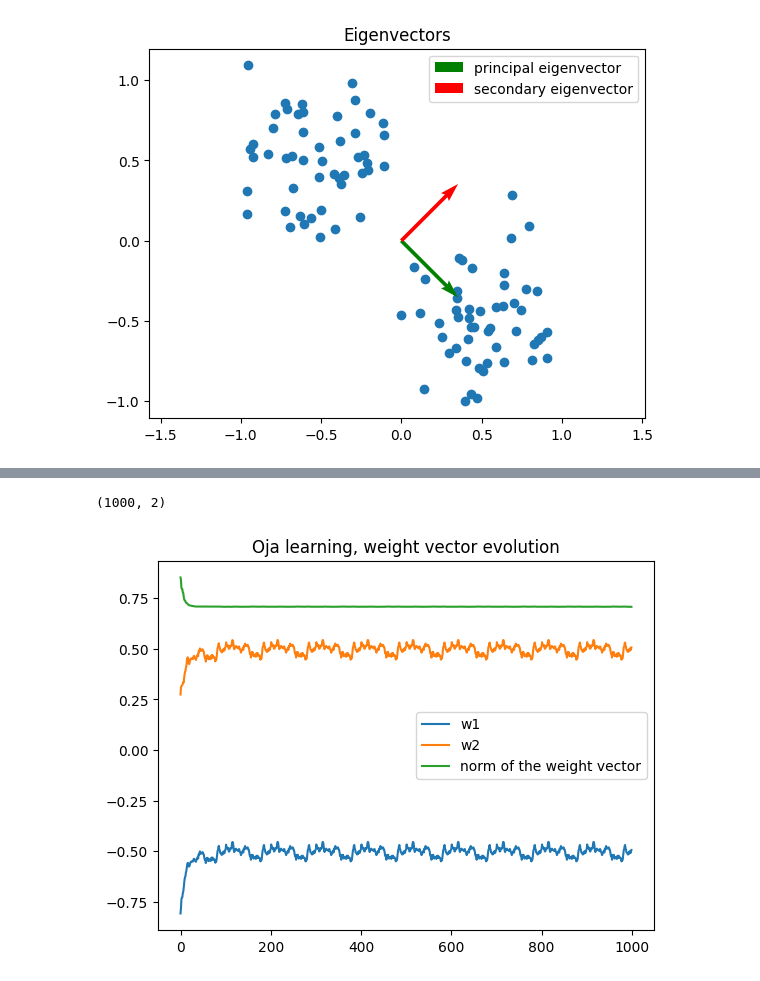
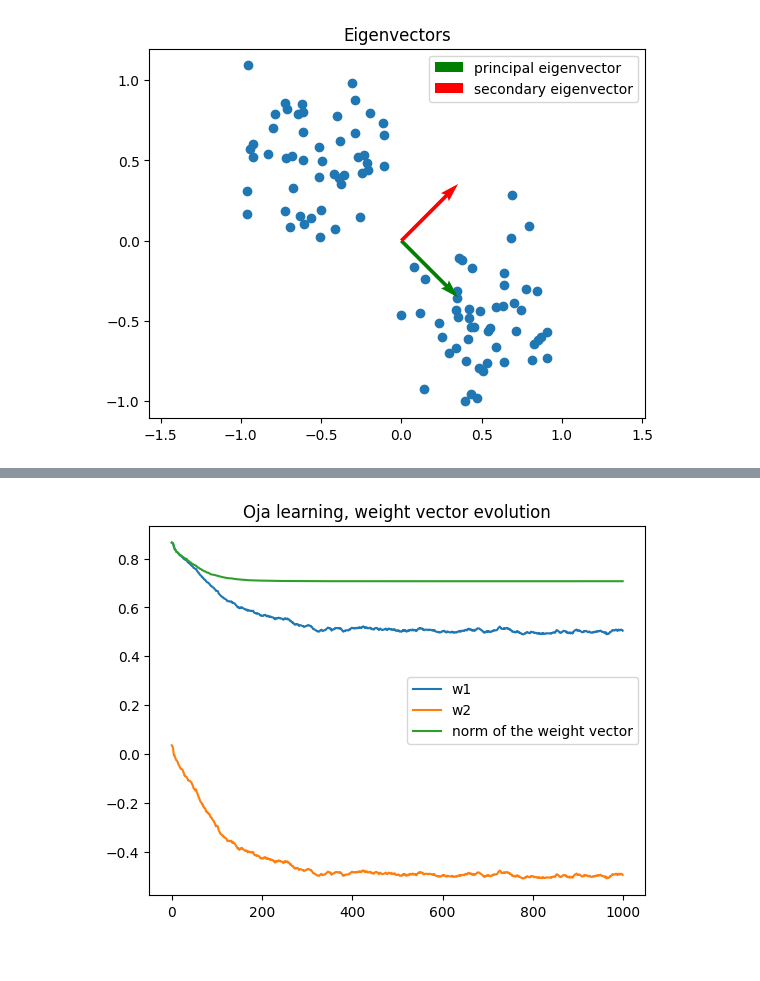
Before and after one commit to g-lago8/ComputationalNeuroScience, a Jupyter notebook: LAB2/assignment2.ipynb, the cells around one changed output, grey strips where cells are left out. Cells and saved outputs as stored; diff of their text form; code cells hidden in the pictures.

```diff
--- a/LAB2/assignment2.ipynb
+++ b/LAB2/assignment2.ipynb
@@ -44,12 +93,20 @@ plt.axis('equal')
 # %%
 class Hebbian:
-    def __init__(self, dim) -> None:
+
+    def __init__(self, dim: int, update_func: HebbianUpdate) -> None:
         self.w = (np.random.rand(1, dim) - 0.5) * 2 # weight vector in range [-1, 1]
-
-
-    def train(self, data):
-        # empty, must be implemented in subclass
-        print("train method not implemented")
+        self.update_func = update_func
 
     def predict(self, data):
         return np.dot(data, self.w.T)
+
+    def train(self, data, eta,  epochs: int = 100):
+        # randomly shuffle the data
+        ws = []
+        for epoch in range(epochs):
+            np.random.shuffle(data)
+            for u in data:
+                v = self.predict(u)
+                self.w += eta * self.update_func(w=self.w, u=u, v=v)
+                ws.append(self.w.copy())
+        return np.array(ws).squeeze()
@@ -130,3 +155,7 @@ class OjaHebbian(Hebbian):
 # %%
-oja_net = OjaHebbian(2)
-ws = oja_net.train(data, 0.01, 2, 10)
+update_func = OjaUpdate(alpha=2)
+
+oja_net = Hebbian(2, update_func=update_func)
+
+ws_oja = oja_net.train(data,  eta =0.01, epochs=10)
+oja_net.w
@@ -149,11 +180,9 @@ plt.show()
 # %%
-print(ws.shape)
-plt.plot(ws[:,0], label='w1')
-plt.plot(ws[:,1], label='w2')
-plt.plot(np.linalg.norm(ws, axis=1), label='norm of the weight vector')
+plt.plot(ws_oja[:,0], label='w1')
+plt.plot(ws_oja[:,1], label='w2')
+plt.plot(np.linalg.norm(ws_oja, axis=1), label='norm of the weight vector')
 plt.legend()
 plt.title('Oja learning, weight vector evolution')
 plt.show()
 # %% [output]
-(1000, 2)
-[figure, old version]
+[figure, new version]
```
Also changed, not shown: parts of 28 cells of this notebook.
